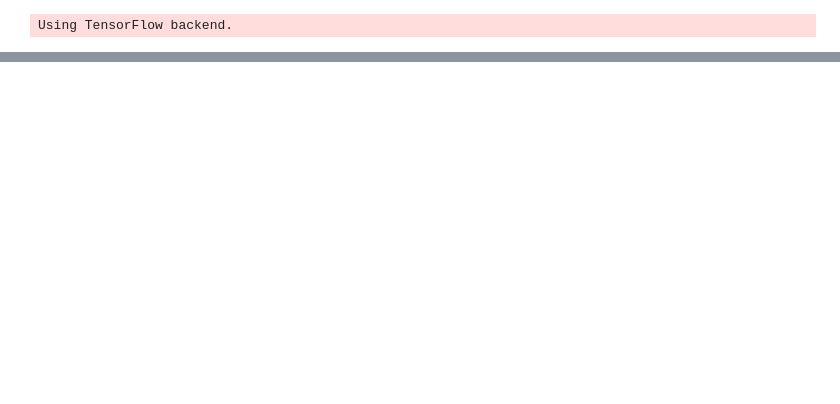
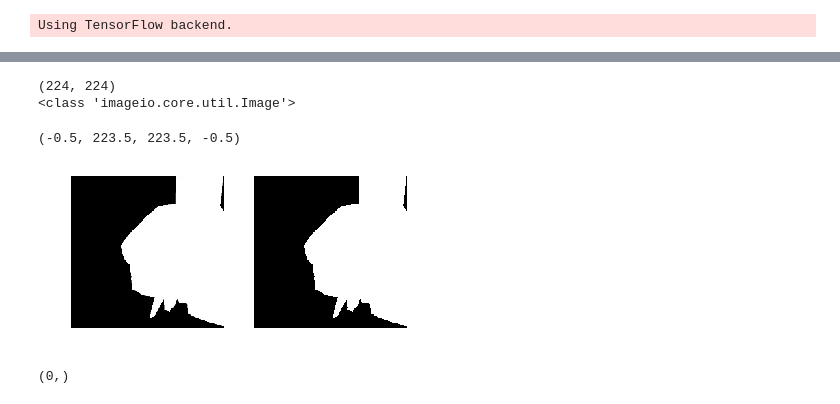
Before and after one commit to zakmatt/background_erasing, a Jupyter notebook: unet.ipynb, the cells around one changed output, grey strips where cells are left out. Saved outputs shown, nothing was run; the diff lists cells and outputs as text; code cells hidden in the pictures; blank space fills up the shorter version.

```diff
--- a/unet.ipynb
+++ b/unet.ipynb
@@ -134,0 +137,18 @@ KeyboardInterrupt:
+# %%
+mask_path = '/Users/matt/masters_thesis/utils/tests/test_data/000000000110_mask.jpg'
+mask = imageio.imread(mask_path)#.astype(np.float32)
+print(mask.shape)
+print(type(mask))
+plt.subplot(1, 2, 1)
+plt.imshow(mask, cmap='gray')
+plt.axis('off')
+mask[mask < 128] = 0
+mask[mask >= 128] = 1
+plt.subplot(1, 2, 2)
+plt.imshow(mask, cmap='gray')
+plt.axis('off')
+# %% [output]
+(224, 224)
+<class 'imageio.core.util.Image'>
+(-0.5, 223.5, 223.5, -0.5)
+[figure, added]
@@ -134,0 +167,4 @@ KeyboardInterrupt:
+# %%
+img.shape
+# %% [output]
+(0,)
```
Also changed, not shown: parts of 17 cells of this notebook, 5 other files.
